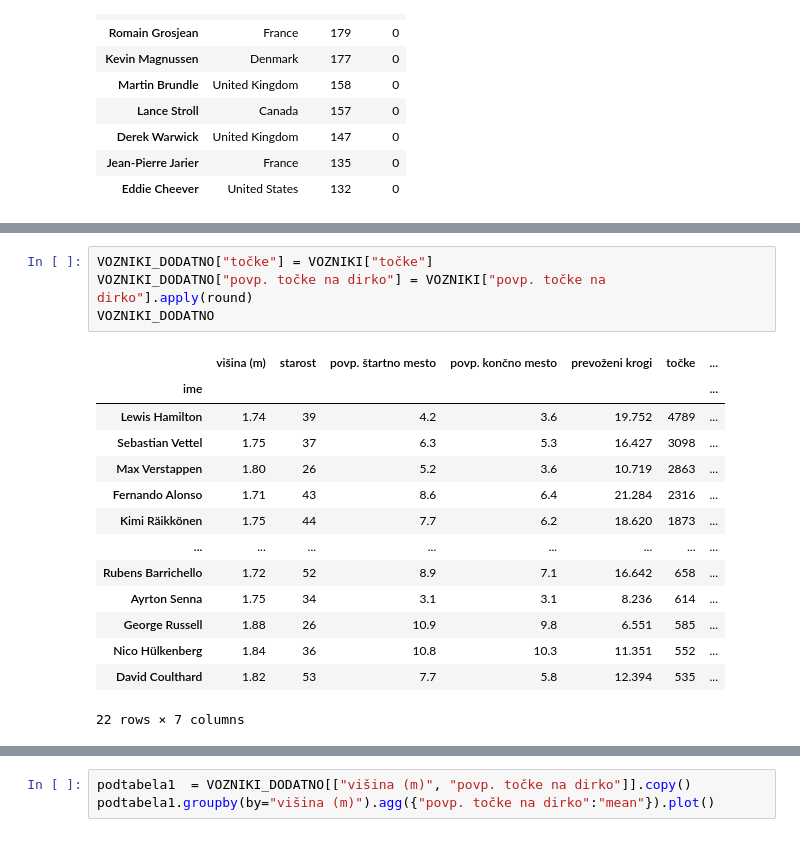
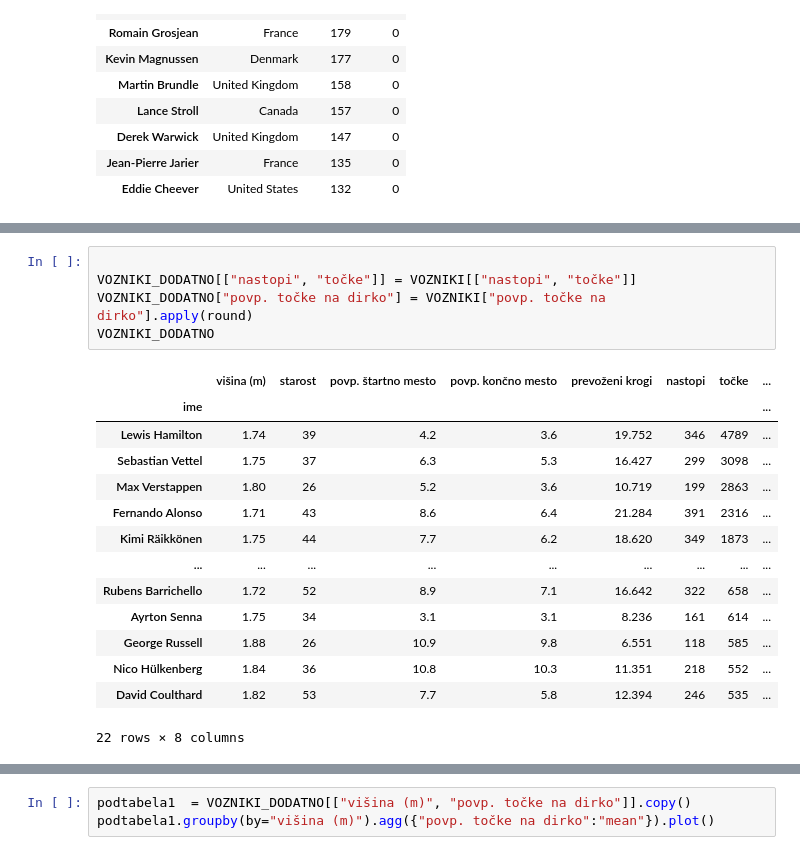
Before and after one commit to ZigaObradovic/F1_Vozniki, a Jupyter notebook: analiza_voznikov.ipynb, the cells around one changed output, grey strips where cells are left out. Drawn from its saved outputs; the diff is of its cells as text.

```diff
--- a/analiza_voznikov.ipynb
+++ b/analiza_voznikov.ipynb
@@ -110,19 +147,20 @@ VOZNIKI.sort_values("povp. točke na dirko", ascending=False)[['nastopi', 'točk
 # %%
-VOZNIKI_DODATNO["točke"] = VOZNIKI["točke"]
+
+VOZNIKI_DODATNO[["nastopi", "točke"]] = VOZNIKI[["nastopi", "točke"]]
 VOZNIKI_DODATNO["povp. točke na dirko"] = VOZNIKI["povp. točke na dirko"].apply(round)
 VOZNIKI_DODATNO
 # %% [output]
-|  | višina (m) | starost | povp. štartno mesto | povp. končno mesto | prevoženi krogi | točke | ... |
-| ime |  |  |  |  |  |  | ... |
-| Lewis Hamilton | 1.74 | 39 | 4.2 | 3.6 | 19.752 | 4789 | ... |
-| Sebastian Vettel | 1.75 | 37 | 6.3 | 5.3 | 16.427 | 3098 | ... |
-| Max Verstappen | 1.80 | 26 | 5.2 | 3.6 | 10.719 | 2863 | ... |
-| Fernando Alonso | 1.71 | 43 | 8.6 | 6.4 | 21.284 | 2316 | ... |
-| Kimi Räikkönen | 1.75 | 44 | 7.7 | 6.2 | 18.620 | 1873 | ... |
-| ... | ... | ... | ... | ... | ... | ... | ... |
-| Rubens Barrichello | 1.72 | 52 | 8.9 | 7.1 | 16.642 | 658 | ... |
-| Ayrton Senna | 1.75 | 34 | 3.1 | 3.1 | 8.236 | 614 | ... |
-| George Russell | 1.88 | 26 | 10.9 | 9.8 | 6.551 | 585 | ... |
-| Nico Hülkenberg | 1.84 | 36 | 10.8 | 10.3 | 11.351 | 552 | ... |
-| David Coulthard | 1.82 | 53 | 7.7 | 5.8 | 12.394 | 535 | ... |
+|  | višina (m) | starost | povp. štartno mesto | povp. končno mesto | prevoženi krogi | nastopi | točke | ... |
+| ime |  |  |  |  |  |  |  | ... |
+| Lewis Hamilton | 1.74 | 39 | 4.2 | 3.6 | 19.752 | 346 | 4789 | ... |
+| Sebastian Vettel | 1.75 | 37 | 6.3 | 5.3 | 16.427 | 299 | 3098 | ... |
+| Max Verstappen | 1.80 | 26 | 5.2 | 3.6 | 10.719 | 199 | 2863 | ... |
+| Fernando Alonso | 1.71 | 43 | 8.6 | 6.4 | 21.284 | 391 | 2316 | ... |
+| Kimi Räikkönen | 1.75 | 44 | 7.7 | 6.2 | 18.620 | 349 | 1873 | ... |
+| ... | ... | ... | ... | ... | ... | ... | ... | ... |
+| Rubens Barrichello | 1.72 | 52 | 8.9 | 7.1 | 16.642 | 322 | 658 | ... |
+| Ayrton Senna | 1.75 | 34 | 3.1 | 3.1 | 8.236 | 161 | 614 | ... |
+| George Russell | 1.88 | 26 | 10.9 | 9.8 | 6.551 | 118 | 585 | ... |
+| Nico Hülkenberg | 1.84 | 36 | 10.8 | 10.3 | 11.351 | 218 | 552 | ... |
+| David Coulthard | 1.82 | 53 | 7.7 | 5.8 | 12.394 | 246 | 535 | ... |
-22 rows × 7 columns
+22 rows × 8 columns
```
Also changed, not shown: parts of 24 cells of this notebook, 1 other file.
